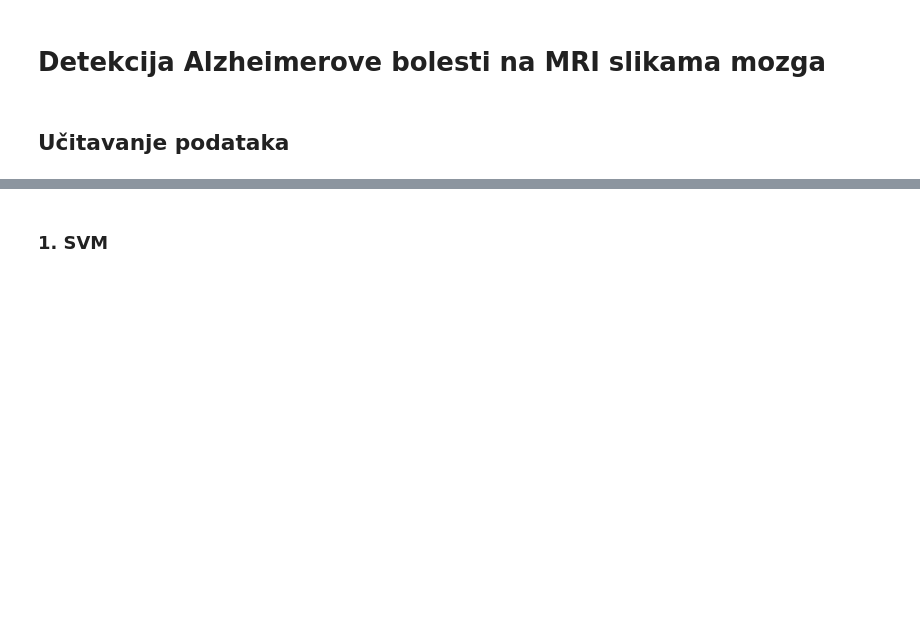
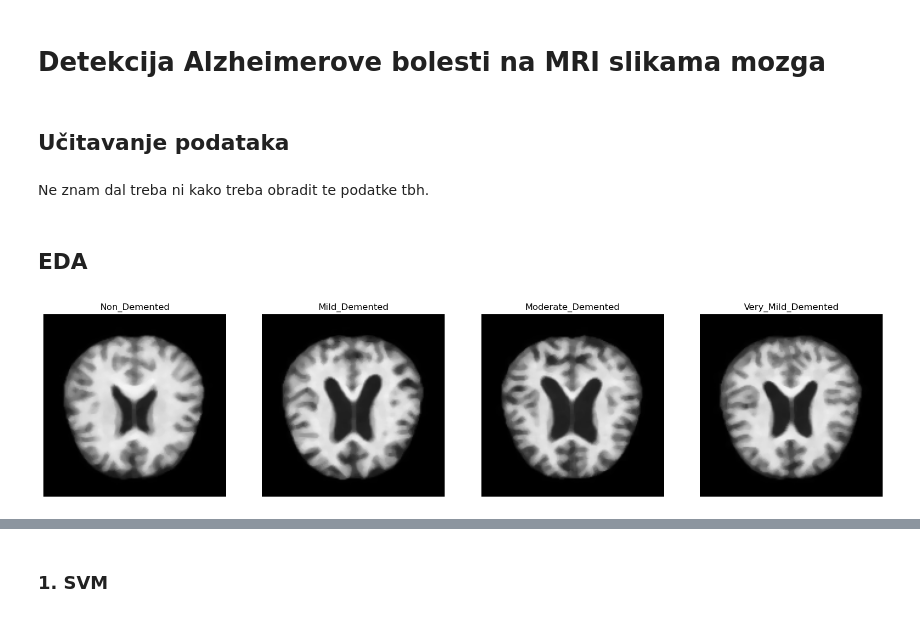
Before and after one commit to MajaJuri/Alzheimer-Detection, a Jupyter notebook: Detekcija Alzheimerove bolesti na MRI slikama mozga.ipynb, the cells around one changed output, grey strips where cells are left out. Drawn from its saved outputs; the diff is of its cells as text; code cells hidden in the pictures; blank space fills up the shorter version.

```diff
--- a/Detekcija Alzheimerove bolesti na MRI slikama mozga.ipynb
+++ b/Detekcija Alzheimerove bolesti na MRI slikama mozga.ipynb
@@ -13,12 +31,41 @@ import numpy as np
+# %%
+labels = ['Non_Demented', 'Mild_Demented', 'Moderate_Demented', 'Very_Mild_Demented']
+classes = {'Non_Demented': 0,'Mild_Demented': 1,'Moderate_Demented': 2, 'Very_Mild_Demented': 3}
 # %% [markdown]
 ## Učitavanje podataka
+# %% [markdown]
+Ne znam dal treba ni kako treba obradit te podatke tbh.
 # %%
-labels = ['Mild_Demented', 'Moderate_Demented', 'Non_Demented', 'Very_Mild_Demented']
-images = []
+X = []
 Y = []
+
+image_size = 150
 
 for label in labels:
     folderPath = os.path.join('Data', 'Dataset', label)
     for im in tqdm(os.listdir(folderPath)):
-        images.append(cv2.imread(folderPath + "\\" + im))
+        img = cv2.imread(folderPath + "\\" + im)
+        img = cv2.resize(img, (image_size, image_size))
+        img = cv2.normalize(img, img, 0, 255, cv2.NORM_MINMAX)
+        img = cv2.medianBlur(img, 5)
+        X.append(img)
         Y.append(label)
+# %%
+X = np.array(X)
+Y = np.array(Y)
+# %% [markdown]
+## EDA
+# %%
+fig, ax = plt.subplots(1, 4, figsize=(20,20))
+
+k = 0
+for label in labels:
+    for j in range(0, len(X)):
+        if Y[j] == label:
+            ax[k].imshow(X[j])
+            ax[k].set_title(Y[j])
+            ax[k].axis('off')
+            break
+    k+=1
+# %% [output]
+[figure, added]
```
Also changed, not shown: parts of 50 cells of this notebook.
